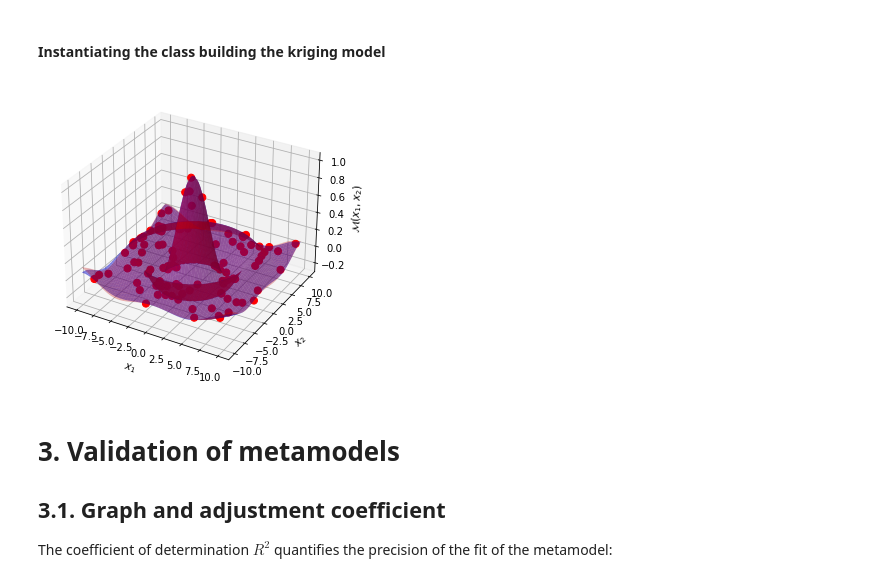
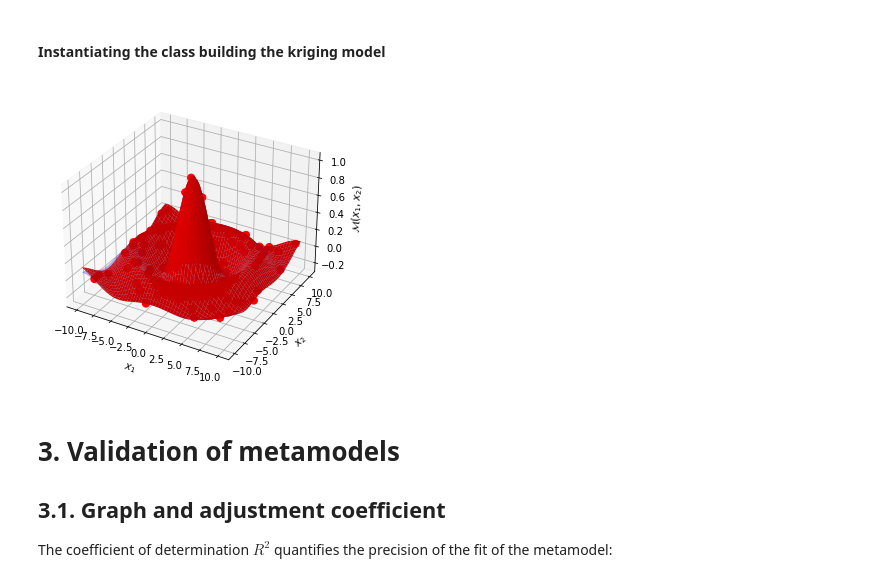
Before and after one commit to BenjaminMartin86/BenjaminMartin86, a Jupyter notebook: StatisticalRegression.ipynb, the cells around one changed output. Drawn from its saved outputs; the diff is of its cells as text; code cells hidden in the pictures.

```diff
--- a/StatisticalRegression.ipynb
+++ b/StatisticalRegression.ipynb
@@ -16,13 +16,22 @@ Populating the interactive namespace from numpy and matplotlib
 # %% [markdown]
 We use a test case, the cardinal sine function, as a test case, in order to fit metamodels on it.
 # %%
+###############################################################################
+# Definition of the original computational model
+
 def M(x):
     """Fonction sinus Cardinal"""
     t = np.sqrt(np.sum(x ** 2., axis=1))
     z = np.sin(t) / t
     z[t == 0.] = 1.
     return z
-
+'''
+def M(x):
+    """Fonction polynomiale."""
+    t = np.sqrt(np.sum(x ** 2., axis=1))
+    z = (t-2)**2
+    return z
+'''
 # Definition of a grid to plot the model
 res = 100
 x1_plot, x2_plot = np.meshgrid(np.linspace(-10., 10., res),
@@ -377,30 +386,30 @@ metaModel = metaModelResult.getMetaModel()
 # %%
 # Definition of a grid to plot the model
 
 
 res = 100
 x1_plot, x2_plot = np.meshgrid(np.linspace(-a, a, res),
                                np.linspace(-a, a, res))
 x_plot = np.vstack([x1_plot.ravel(), x2_plot.ravel()]).T
 
 # Compute the model and its predictor
 y_plot = M(x_plot).reshape(res, res)
 y_pred = np.array(metaModel(x_plot)).reshape(res, res)
 
 # Plot
 fig = pl.figure(2)
 ax = Axes3D(fig)
 ax.plot_surface(x1_plot, x2_plot, y_pred,
-                rstride=2, cstride=2, color='r', linewidth = 0.1,alpha=0.3)
+                rstride=2, cstride=2, color='r', linewidth = 0.1,alpha=1)
 ax.plot_surface(x1_plot, x2_plot, y_plot,
-                rstride=2, cstride=2, color='b', linewidth = 0.1,alpha=0.5)
+                rstride=2, cstride=2, color='b', linewidth = 0.1,alpha=0.3)
 ax.scatter3D(inputSample[:, 0], inputSample[:, 1], outputSample, 'g.', color='r', s=50,alpha=1)
 ax.set_xlabel('$x_1$')
 ax.set_ylabel('$x_2$')
 ax.set_zlabel('$\mathcal{M}(x_1,\,x_2)$')
 pl.show()
 # %% [output]
-[figure, old version]
+[figure, new version]
 # %% [markdown]
 # 3. Validation of metamodels
 ## 3.1. Graph and adjustment coefficient
```
